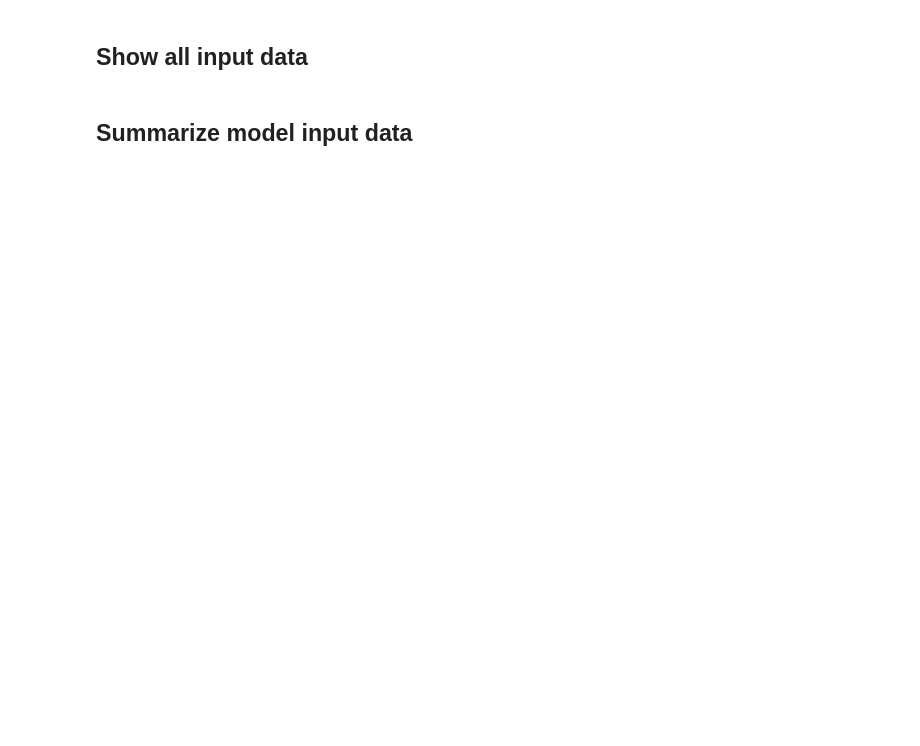
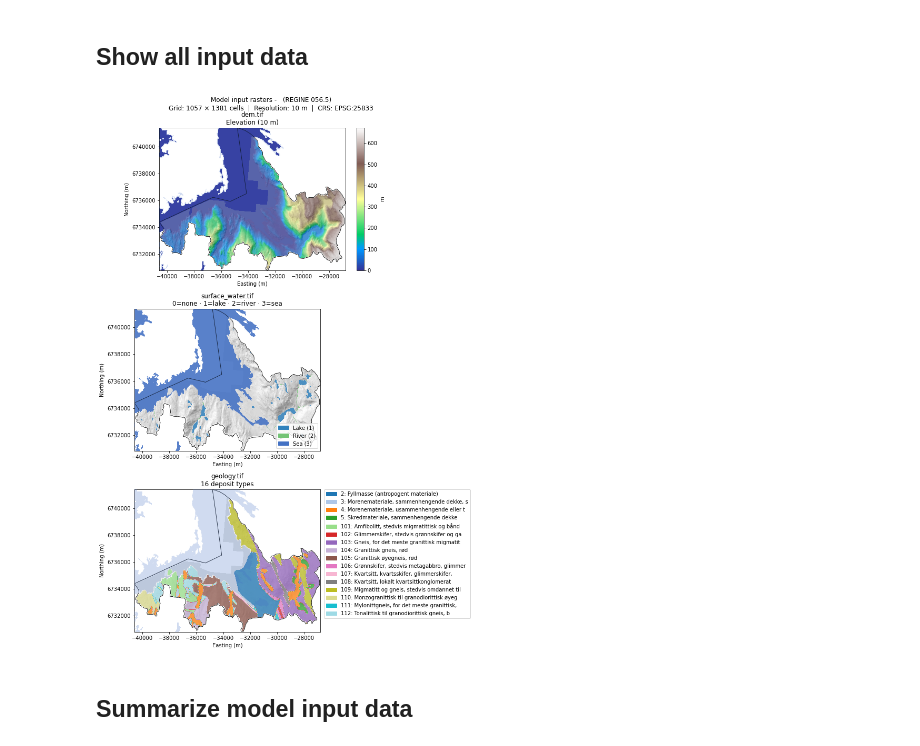
Before and after one commit to ElcoLuijendijk/GEOV212_hydrogeology_exercises, a Jupyter notebook: exercise_5a_model_data.ipynb, the cells around one changed output. Cells and saved outputs as stored; diff of their text form; code cells hidden in the pictures; blank space fills up the shorter version.

```diff
--- a/exercise_5a_model_data.ipynb
+++ b/exercise_5a_model_data.ipynb
@@ -2145,7 +2424,7 @@ if bedrock_gdf is not None and bedrock_type_col is not None:
         bedrock_legend_rows.append({
             "id":           bid,
             "deposit_type": bt,
-            "source":       "berggrunn_n50",
+            "source":       "berggrunn_n250",
         })
     bedrock_legend_df = (
         pd.DataFrame(bedrock_legend_rows)
@@ -2191,7 +2470,7 @@ if bedrock_gdf is not None and bedrock_type_col is not None:
     # "Bart fjell" (bare-rock outcrop) is mapped in NGU Løsmasse Regionalt as
     # a special category meaning "no loose deposits present". For groundwater
     # modelling these cells are hydraulically bedrock, so we replace them with
-    # the actual bedrock lithology from Berggrunn N50.
+    # the actual bedrock lithology from Berggrunn N250.
     _bart_ids = legend_df.loc[
         legend_df["deposit_type"].str.lower().str.strip() == "bart fjell", "id"
     ].tolist()
@@ -2266,3 +2545,11 @@ if bedrock_gdf is not None and bedrock_type_col is not None:
 else:
     print("Bedrock merge skipped (no data). geology.tif is unchanged.")
     geo_combined = geo_array.copy()
+
+# Free large raster arrays now written to disk
+del geo_array, geo_combined
+try:
+    del bedrock_array, bed_shapes
+except NameError:
+    pass
+gc.collect()
@@ -2432,37 +2750,39 @@ axes[1].imshow(hillshade, cmap="gray", alpha=0.5, extent=extent)
 _plot_sea_polygon(axes[1], alpha=0.25)
 axes[1].imshow(
     np.where(sw_array > 0, sw_array.astype(float), np.nan),
-    cmap=cmap_sw, norm=norm_sw, alpha=0.85, extent=extent,
+    cmap=cmap_sw, norm=norm_sw, alpha=0.85, extent=extent, interpolation='nearest'
 )
 catchment_gdf.boundary.plot(ax=axes[1], color="black", linewidth=0.8)
 axes[1].legend(handles=patches_sw, loc="lower right")
 axes[1].set_title("surface_water.tif\n0=none · 1=lake · 2=river · 3=sea")
 
 # 3. Geology (from saved geology.tif + geology_legend.csv)
 axes[2].imshow(hillshade, cmap="gray", alpha=0.35, extent=extent)
 _plot_sea_polygon(axes[2], alpha=0.25)
 axes[2].imshow(
     display_array,
     cmap=cmap_geo, vmin=0.5, vmax=n_types + 0.5,
     alpha=0.75, extent=extent,
 )
 catchment_gdf.boundary.plot(ax=axes[2], color="black", linewidth=0.8)
 if n_types > 3:
     axes[2].legend(handles=patches_geo, bbox_to_anchor=(1.02, 1), loc="upper left",
                    borderaxespad=0, framealpha=0.85, ncol=max(1, n_types // 12))
 else:
     axes[2].legend(handles=patches_geo, loc="best", framealpha=0.85)
 axes[2].set_title(f"geology.tif\n{n_types} deposit types")
 
 for ax in axes.flat:
     if ax.get_visible():
         ax.set_xlabel("Easting (m)")
         ax.ticklabel_format(style="plain", axis="both")
         _limit_axes_to_catchment(ax)
     ax.set_ylabel("Northing (m)")
 
 plt.tight_layout()
 plt.show()
+# %% [output]
+[figure, added]
 # %% [markdown]
 ## Summarize model input data
 # %%
```
Also changed, not shown: parts of 38 cells of this notebook.
